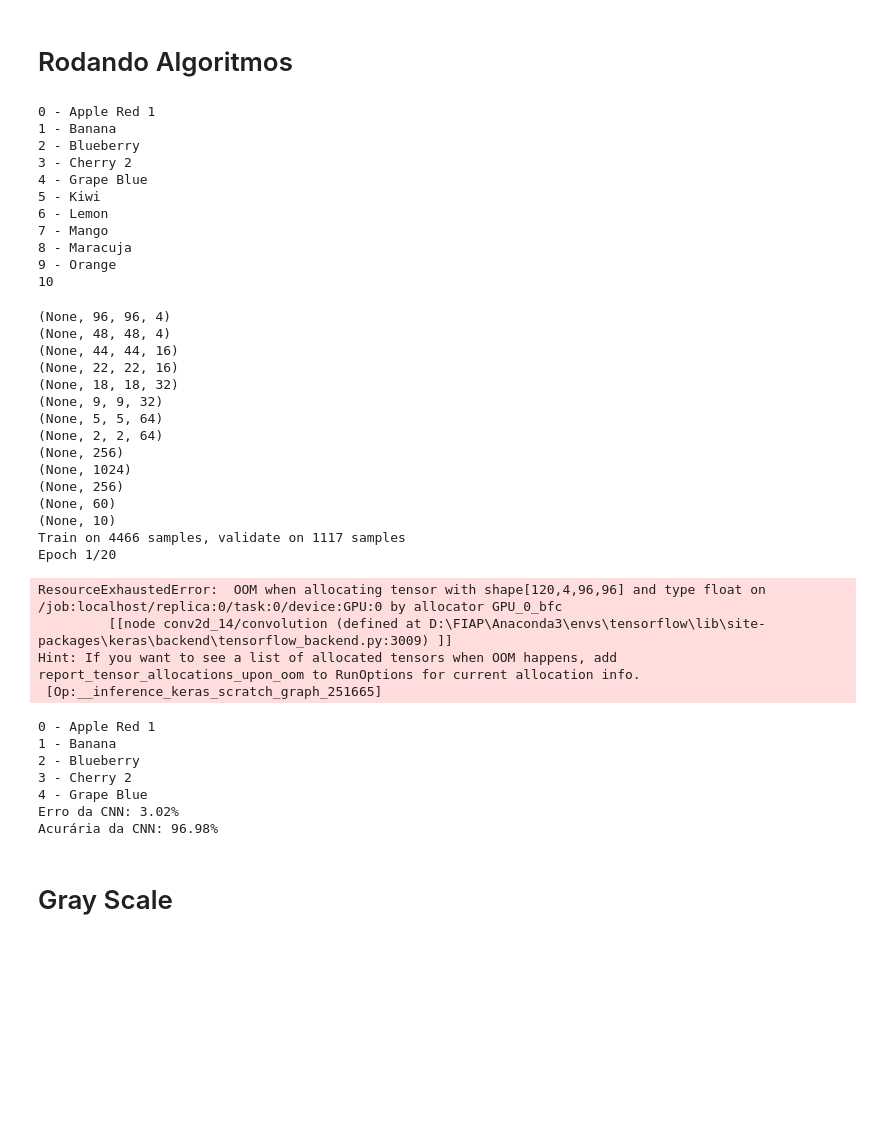
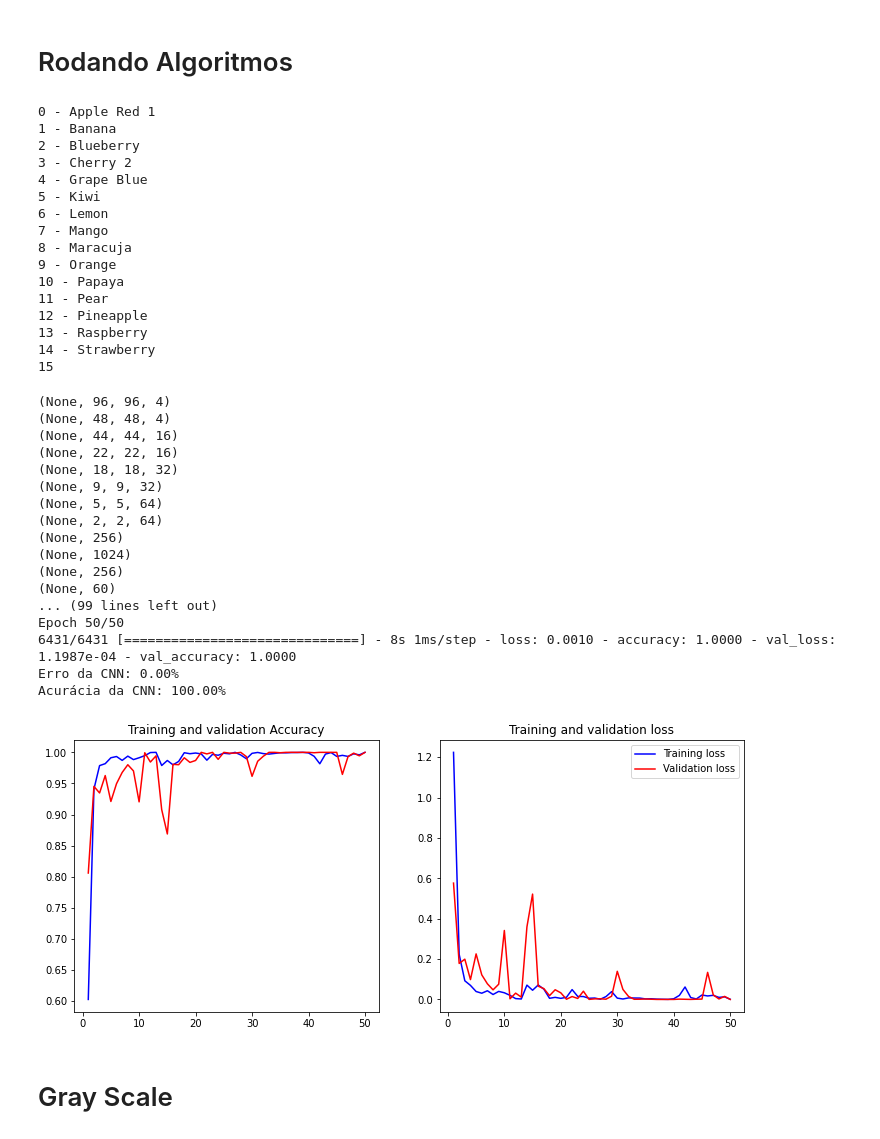
Before and after one commit to hgf777-br/trabalho-final-deep-learning, a Jupyter notebook: Roberto/Exercicio_8.1.ipynb, the cells around one changed output. Cells and saved outputs as stored; diff of their text form; code cells hidden in the pictures; blank space fills up the shorter version.

```diff
--- a/Roberto/Exercicio_8.1.ipynb
+++ b/Roberto/Exercicio_8.1.ipynb
@@ -42,8 +45,6 @@ def get_dados(path, size):
     X = []
     Y = []
     for cat_fruta, fruta in enumerate(lista_dir):
-        if(cat_fruta == 10):
-            break
         lista_img = os.listdir('{0}/{1}'.format(path, fruta))
         print('{0} - {1}'.format(cat_fruta, fruta))
         for img in lista_img:
@@ -248,6 +245,8 @@ X_train = X_train.astype('float32')/255
 num_frutas = len(list(set(Y_train)))
 print(num_frutas)
 Y_train = to_categorical(Y_train, num_frutas)
+
+X_train, x_val, Y_train, y_val = train_test_split(X_train, Y_train, test_size=0.2, random_state=42)
 # %% [output]
 0 - Apple Red 1
 1 - Banana
@@ -259,52 +258,45 @@ Y_train = to_categorical(Y_train, num_frutas)
 7 - Mango
 8 - Maracuja
 9 - Orange
-10
+10 - Papaya
+11 - Pear
+12 - Pineapple
+13 - Raspberry
+14 - Strawberry
+15
 # %%
 model = CNN_PaperOriginal(num_frutas,100,3)
+#plot_model(model, show_shapes=True, show_layer_names=True)
 model.compile(loss='categorical_crossentropy', optimizer='adam', metrics=['accuracy'])
-history = model.fit(X_train, Y_train, validation_split = 0.2, epochs=20, batch_size=120)
+checkpoint = ModelCheckpoint(filepath='./modelo_cnn_8.hdf5', verbose=0,  save_best_only=True, monitor='val_accuracy')
+history = model.fit(X_train, Y_train, validation_data = (x_val, y_val), epochs=50, batch_size=60, callbacks=[checkpoint])
 plot_history(history)
 scores = model.evaluate(X_train, Y_train, verbose=0)
 print("Erro da CNN: %.2f%%" % (100-scores[1]*100))
 print("Acurácia da CNN: %.2f%%" % (scores[1]*100))
+X_train = None
+Y_train = None
+x_val = None
+y_val = None
 # %% [output]
 (None, 96, 96, 4)
 (None, 48, 48, 4)
 (None, 44, 44, 16)
 (None, 22, 22, 16)
 (None, 18, 18, 32)
 (None, 9, 9, 32)
 (None, 5, 5, 64)
 (None, 2, 2, 64)
 (None, 256)
 (None, 1024)
 (None, 256)
 (None, 60)
-(None, 10)
-Train on 4466 samples, validate on 1117 samples
-Epoch 1/20
+... (99 lines left out)
+Epoch 50/50
+6431/6431 [==============================] - 8s 1ms/step - loss: 0.0010 - accuracy: 1.0000 - val_loss: 1.1987e-04 - val_accuracy: 1.0000
+Erro da CNN: 0.00%
+Acurácia da CNN: 100.00%
-ResourceExhaustedError:  OOM when allocating tensor with shape[120,4,96,96] and type float on /job:localhost/replica:0/task:0/device:GPU:0 by allocator GPU_0_bfc
-         [[node conv2d_14/convolution (defined at D:\FIAP\Anaconda3\envs\tensorflow\lib\site-packages\keras\backend\tensorflow_backend.py:3009) ]]
-Hint: If you want to see a list of allocated tensors when OOM happens, add report_tensor_allocations_upon_oom to RunOptions for current allocation info.
- [Op:__inference_keras_scratch_graph_251665]
+[figure, added]
-# %%
-X_frutas, Y_frutas = get_dados(path_teste, 100)
-X_test = np.asarray(X_frutas).astype(np.float32)
-Y_test = np.asarray(Y_frutas)
-X_test = X_test.astype('float32')/255
-Y_test = to_categorical(Y_test, num_frutas)
-scores = model.evaluate(X_test, Y_test, verbose=0)
-print("Erro da CNN: %.2f%%" % (100-scores[1]*100))
-print("Acurária da CNN: %.2f%%" % (scores[1]*100))
-# %% [output]
-0 - Apple Red 1
-1 - Banana
-2 - Blueberry
-3 - Cherry 2
-4 - Grape Blue
-Erro da CNN: 3.02%
-Acurária da CNN: 96.98%
 # %% [markdown]
 # Gray Scale
 # %%
```
Also changed, not shown: parts of 20 cells of this notebook, 1 other file.
